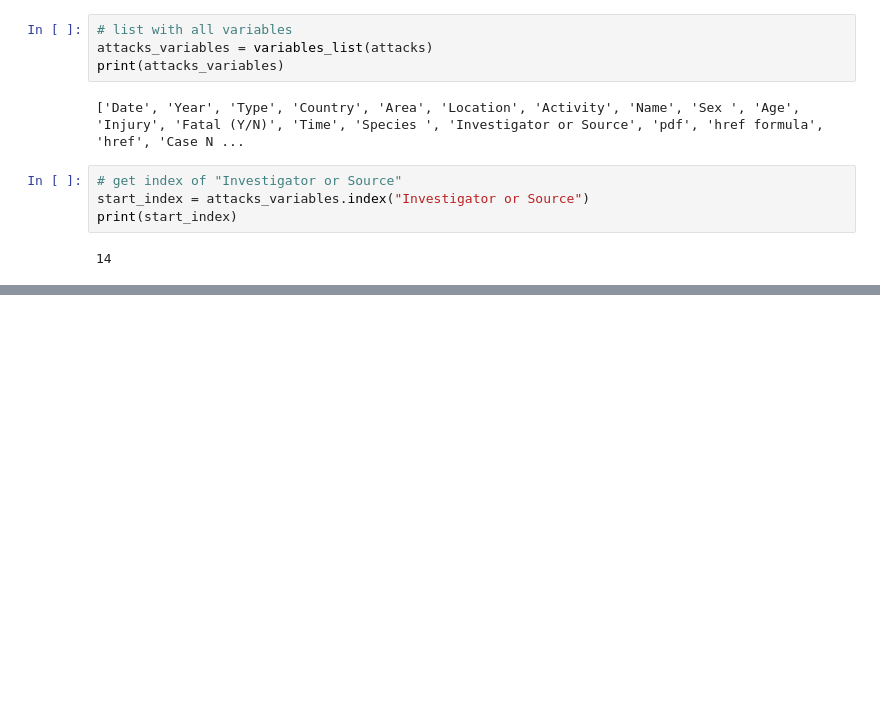
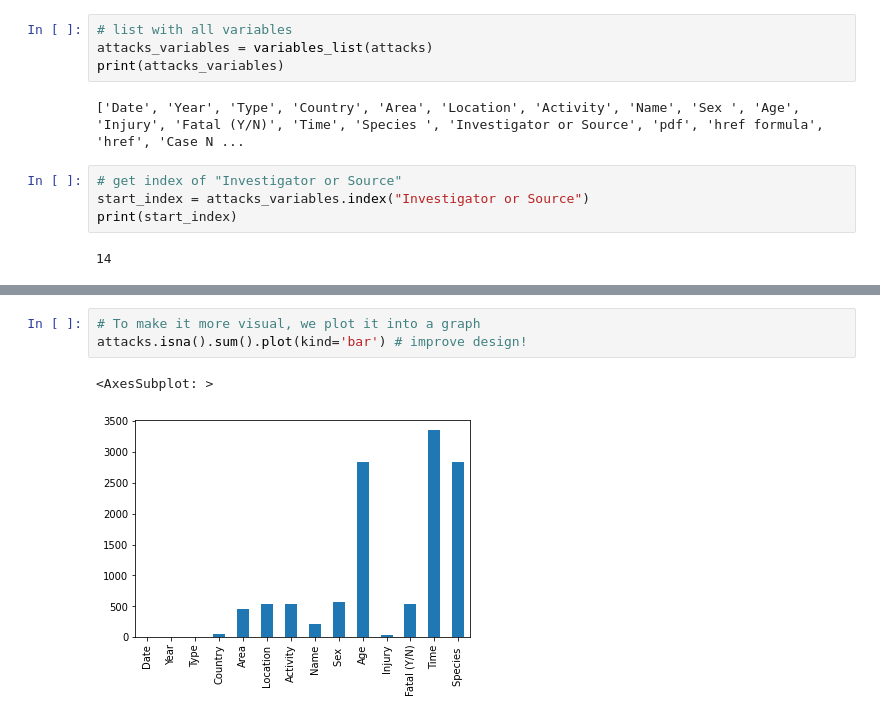
Before and after one commit to gerardrius/Gerard-project-I-pandas, a Jupyter notebook: clean.ipynb, the cells around one changed output, grey strips where cells are left out. Cells and saved outputs as stored; diff of their text form; blank space fills up the shorter version.

```diff
--- a/clean.ipynb
+++ b/clean.ipynb
@@ -34,0 +119,6 @@ KeyError: "['column'] not found in axis"
+# %%
+# To make it more visual, we plot it into a graph
+attacks.isna().sum().plot(kind='bar') # improve design!
+# %% [output]
+<AxesSubplot: >
+[figure, added]
```
Also changed, not shown: parts of 32 cells of this notebook, 1 other file.
